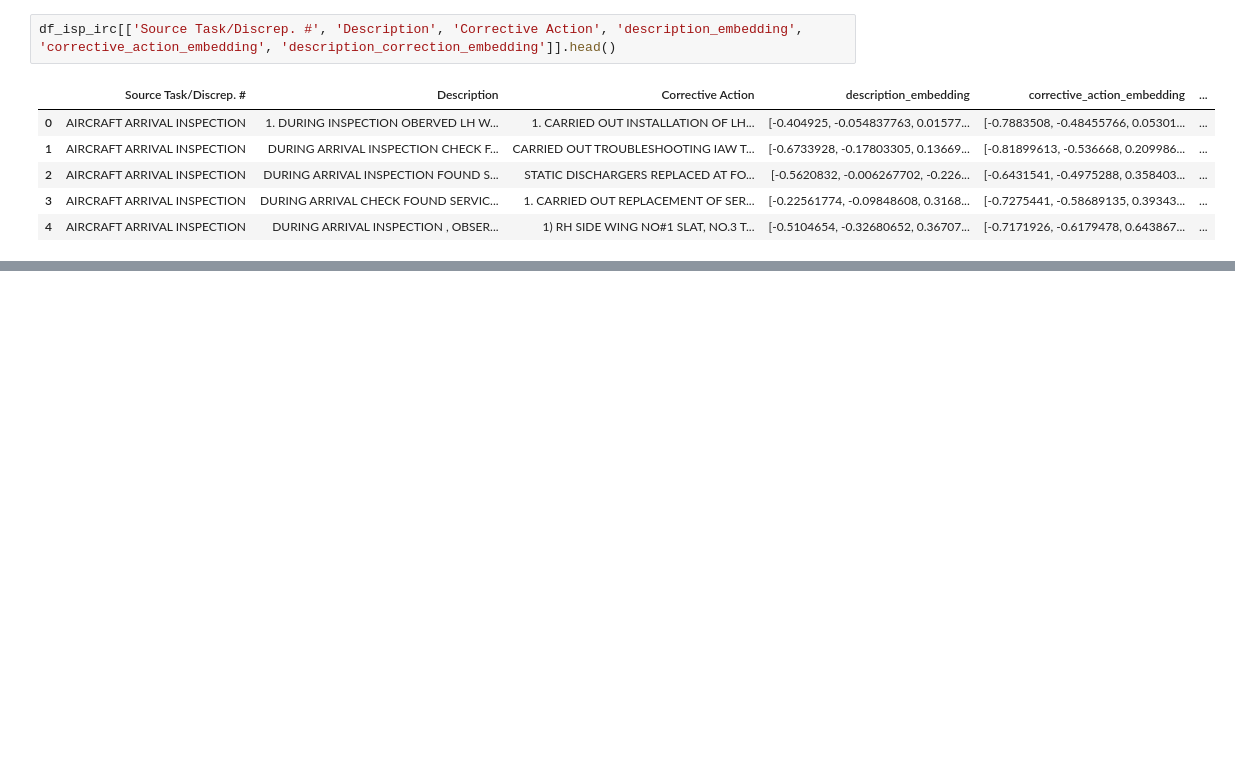
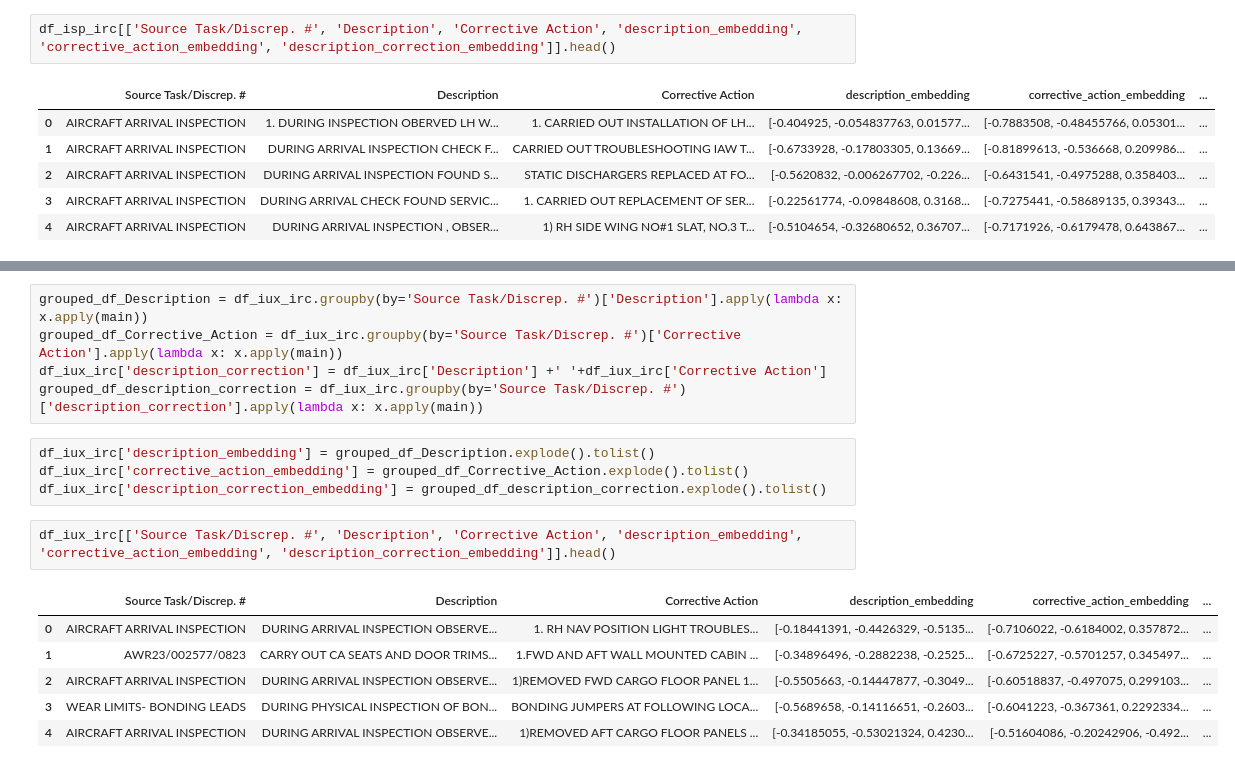
Before and after one commit to ranjithnrjk/gmr, a Jupyter notebook: flight_maintenance.ipynb, the cells around one changed output, grey strips where cells are left out. Cells and saved outputs as stored; diff of their text form; blank space fills up the shorter version.

```diff
--- a/flight_maintenance.ipynb
+++ b/flight_maintenance.ipynb
@@ -200,0 +225,18 @@ df_isp_irc[['Source Task/Discrep. #', 'Description', 'Corrective Action', 'descr
+# %%
+grouped_df_Description = df_iux_irc.groupby(by='Source Task/Discrep. #')['Description'].apply(lambda x: x.apply(main))
+grouped_df_Corrective_Action = df_iux_irc.groupby(by='Source Task/Discrep. #')['Corrective Action'].apply(lambda x: x.apply(main))
+df_iux_irc['description_correction'] = df_iux_irc['Description'] +' '+df_iux_irc['Corrective Action']
+grouped_df_description_correction = df_iux_irc.groupby(by='Source Task/Discrep. #')['description_correction'].apply(lambda x: x.apply(main))
+# %%
+df_iux_irc['description_embedding'] = grouped_df_Description.explode().tolist()
+df_iux_irc['corrective_action_embedding'] = grouped_df_Corrective_Action.explode().tolist()
+df_iux_irc['description_correction_embedding'] = grouped_df_description_correction.explode().tolist()
+# %%
+df_iux_irc[['Source Task/Discrep. #', 'Description', 'Corrective Action', 'description_embedding', 'corrective_action_embedding', 'description_correction_embedding']].head()
+# %% [output]
+|  | Source Task/Discrep. # | Description | Corrective Action | description_embedding | corrective_action_embedding | ... |
+| 0 | AIRCRAFT ARRIVAL INSPECTION | DURING ARRIVAL INSPECTION OBSERVE... | 1. RH NAV POSITION LIGHT TROUBLES... | [-0.18441391, -0.4426329, -0.5135... | [-0.7106022, -0.6184002, 0.357872... | ... |
+| 1 | AWR23/002577/0823 | CARRY OUT CA SEATS AND DOOR TRIMS... | 1.FWD AND AFT WALL MOUNTED CABIN ... | [-0.34896496, -0.2882238, -0.2525... | [-0.6725227, -0.5701257, 0.345497... | ... |
+| 2 | AIRCRAFT ARRIVAL INSPECTION | DURING ARRIVAL INSPECTION OBSERVE... | 1)REMOVED FWD CARGO FLOOR PANEL 1... | [-0.5505663, -0.14447877, -0.3049... | [-0.60518837, -0.497075, 0.299103... | ... |
+| 3 | WEAR LIMITS- BONDING LEADS | DURING PHYSICAL INSPECTION OF BON... | BONDING JUMPERS AT FOLLOWING LOCA... | [-0.5689658, -0.14116651, -0.2603... | [-0.6041223, -0.367361, 0.2292334... | ... |
+| 4 | AIRCRAFT ARRIVAL INSPECTION | DURING ARRIVAL INSPECTION OBSERVE... | 1)REMOVED AFT CARGO FLOOR PANELS ... | [-0.34185055, -0.53021324, 0.4230... | [-0.51604086, -0.20242906, -0.492... | ... |
```
Also changed, not shown: parts of 6 cells of this notebook, 1 other file.
